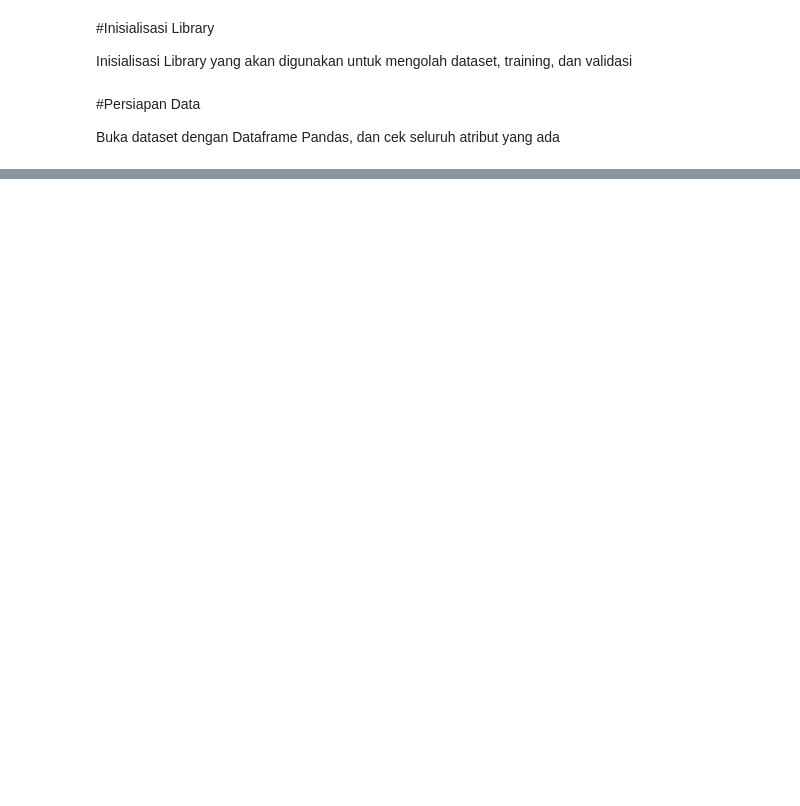
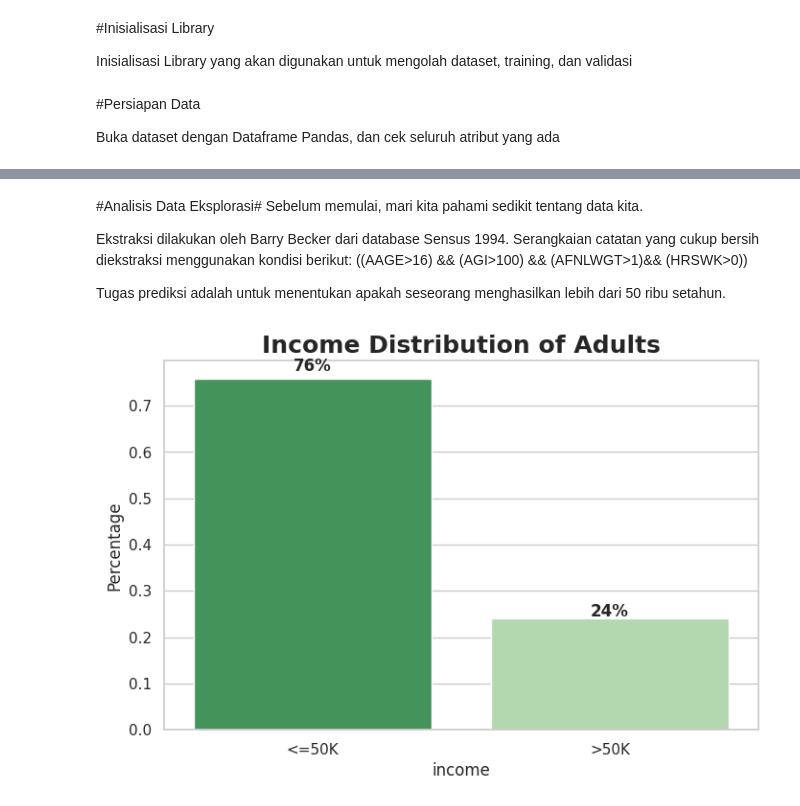
Before and after one commit to amelianrrzqaa/Tugas-Implementasi-Logistic-Regression, a Jupyter notebook: 121_Amelia_Nur_Rizqa_Tugas_Logistic_Regression.ipynb, the cells around one changed output, grey strips where cells are left out. Saved outputs shown, nothing was run; the diff lists cells and outputs as text; code cells hidden in the pictures; blank space fills up the shorter version.

```diff
--- a/121_Amelia_Nur_Rizqa_Tugas_Logistic_Regression.ipynb
+++ b/121_Amelia_Nur_Rizqa_Tugas_Logistic_Regression.ipynb
@@ -349,0 +158,3 @@ plt.show()
+# %%
+df[df == '?'] = np.nan
+df.info()
@@ -349,0 +183,24 @@ plt.show()
+# %%
+for col in ['workclass', 'occupation', 'native.country']:
+    df[col].fillna(df[col].mode()[0], inplace=True)
+# %% [markdown]
+#Analisis Data Eksplorasi#
+Sebelum memulai, mari kita pahami sedikit tentang data kita.
+
+Ekstraksi dilakukan oleh Barry Becker dari database Sensus 1994. Serangkaian catatan yang cukup bersih diekstraksi menggunakan kondisi berikut: ((AAGE>16) && (AGI>100) && (AFNLWGT>1)&& (HRSWK>0))
+
+Tugas prediksi adalah untuk menentukan apakah seseorang menghasilkan lebih dari 50 ribu setahun.
+# %%
+sns.set_style("whitegrid")
+plt.figure(figsize = (8,5))
+plt.title('Income Distribution of Adults', fontsize=18, fontweight='bold')
+eda_percentage = df['income'].value_counts(normalize = True).rename_axis('income').reset_index(name = 'Percentage')
+
+ax = sns.barplot(x = 'income', y = 'Percentage', data = eda_percentage.head(10), palette='Greens_r')
+for p in ax.patches:
+    width = p.get_width()
+    height = p.get_height()
+    x, y = p.get_xy()
+    ax.annotate(f'{height:.0%}', (x + width/2, y + height*1.02), ha='center', fontweight='bold')
+# %% [output]
+[figure, added]
```
Also changed, not shown: parts of 79 cells of this notebook.
